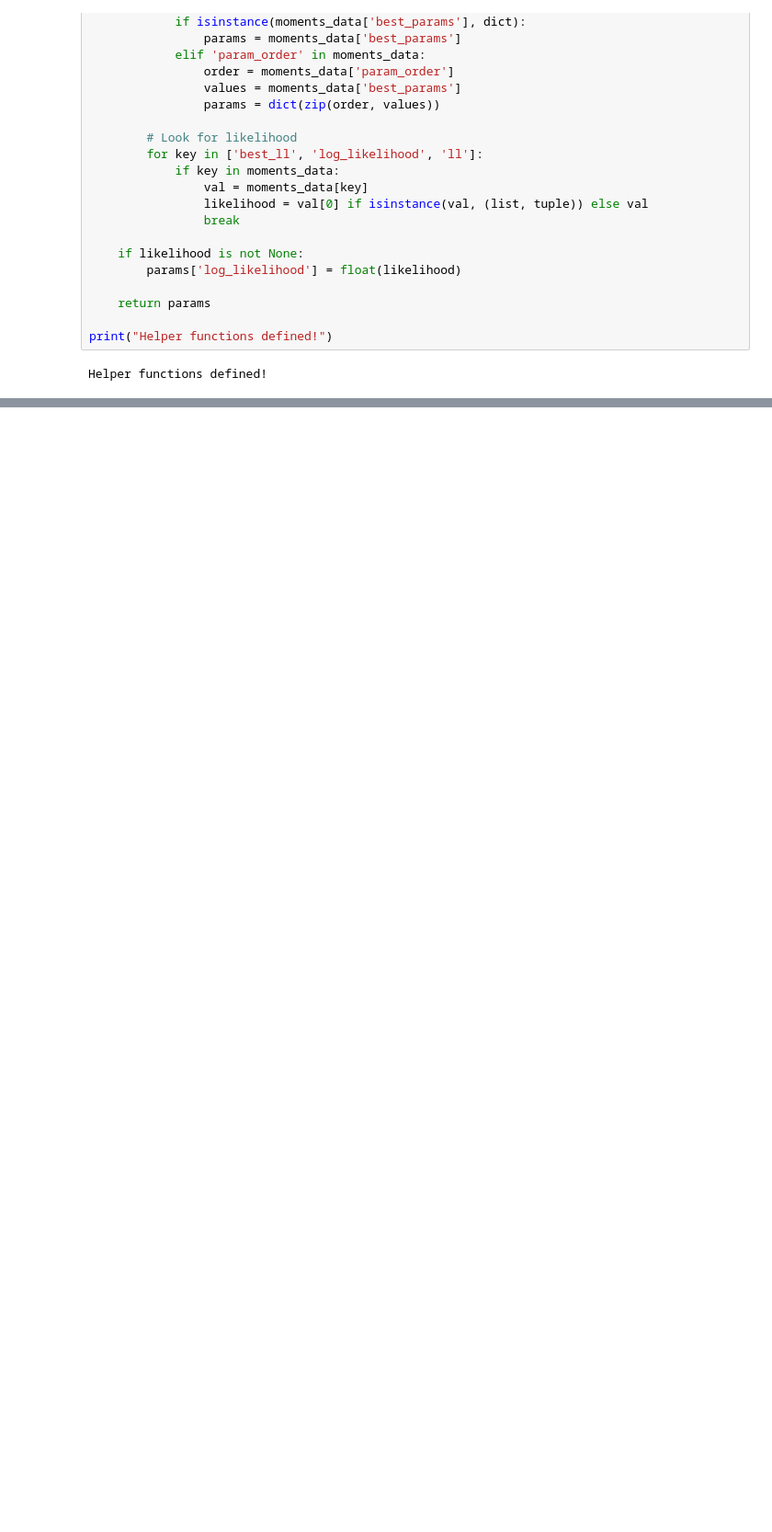
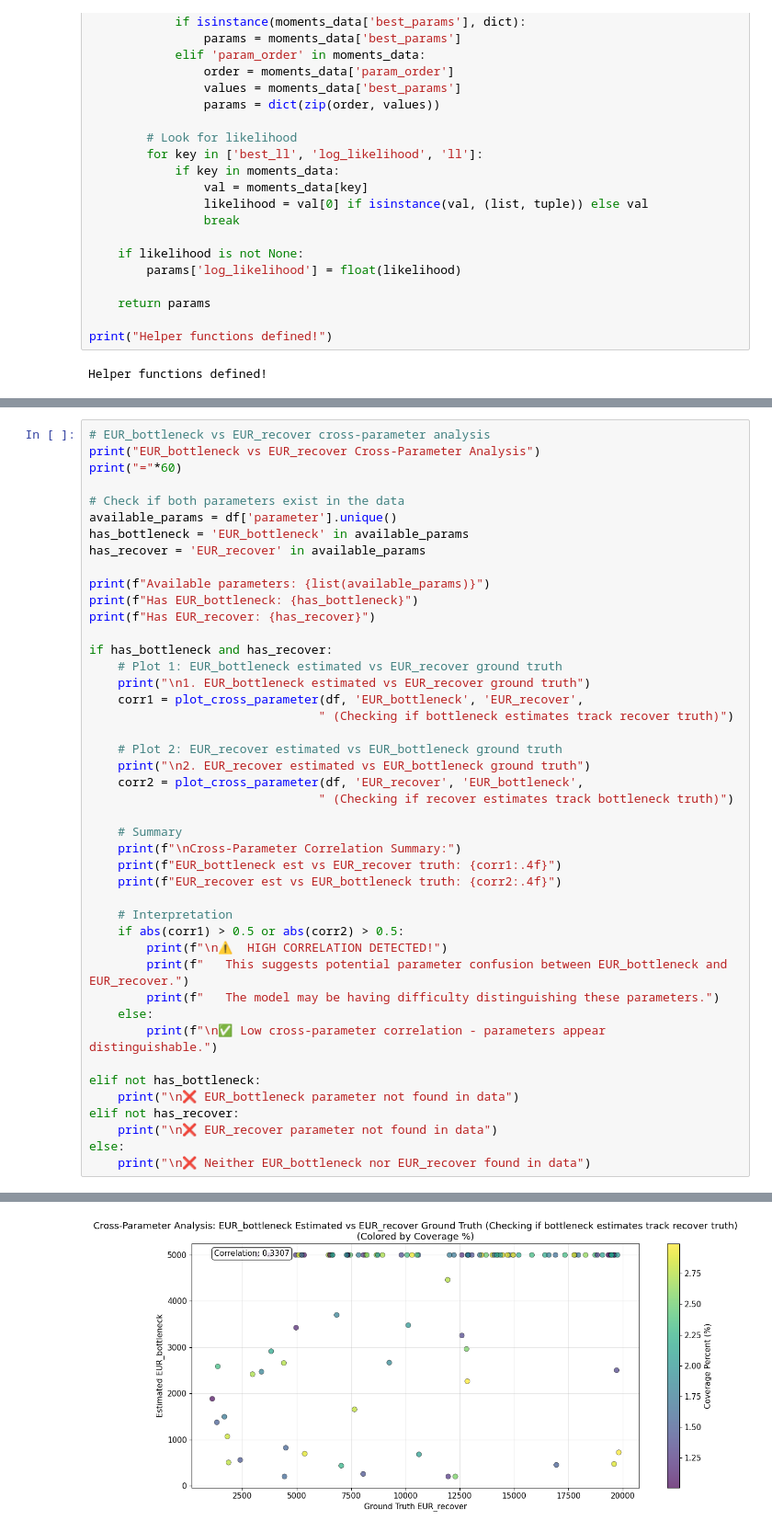
Before and after one commit to ak1376/Infer_Demography, a Jupyter notebook: notebooks/simple_moments_analysis.ipynb, the cells around one changed output, grey strips where cells are left out. Shown at 92% size. Drawn from its saved outputs; the diff is of its cells as text; blank space fills up the shorter version.

```diff
--- a/notebooks/simple_moments_analysis.ipynb
+++ b/notebooks/simple_moments_analysis.ipynb
@@ -696,3 +696,48 @@ N_CHB:
 
 ==================================================
 Analysis complete!
+# %%
+# EUR_bottleneck vs EUR_recover cross-parameter analysis
+print("EUR_bottleneck vs EUR_recover Cross-Parameter Analysis")
+print("="*60)
+
+# Check if both parameters exist in the data
+available_params = df['parameter'].unique()
+has_bottleneck = 'EUR_bottleneck' in available_params
+has_recover = 'EUR_recover' in available_params
+
+print(f"Available parameters: {list(available_params)}")
+print(f"Has EUR_bottleneck: {has_bottleneck}")
+print(f"Has EUR_recover: {has_recover}")
+
+if has_bottleneck and has_recover:
+    # Plot 1: EUR_bottleneck estimated vs EUR_recover ground truth
+    print("\n1. EUR_bottleneck estimated vs EUR_recover ground truth")
+    corr1 = plot_cross_parameter(df, 'EUR_bottleneck', 'EUR_recover',
+                                " (Checking if bottleneck estimates track recover truth)")
+
+    # Plot 2: EUR_recover estimated vs EUR_bottleneck ground truth
+    print("\n2. EUR_recover estimated vs EUR_bottleneck ground truth")
+    corr2 = plot_cross_parameter(df, 'EUR_recover', 'EUR_bottleneck',
+                                " (Checking if recover estimates track bottleneck truth)")
+
+    # Summary
+    print(f"\nCross-Parameter Correlation Summary:")
+    print(f"EUR_bottleneck est vs EUR_recover truth: {corr1:.4f}")
+    print(f"EUR_recover est vs EUR_bottleneck truth: {corr2:.4f}")
+
+    # Interpretation
+    if abs(corr1) > 0.5 or abs(corr2) > 0.5:
+        print(f"\n⚠️  HIGH CORRELATION DETECTED!")
+        print(f"   This suggests potential parameter confusion between EUR_bottleneck and EUR_recover.")
+        print(f"   The model may be having difficulty distinguishing these parameters.")
+    else:
+        print(f"\n✅ Low cross-parameter correlation - parameters appear distinguishable.")
+
+elif not has_bottleneck:
+    print("\n❌ EUR_bottleneck parameter not found in data")
+elif not has_recover:
+    print("\n❌ EUR_recover parameter not found in data")
+else:
+    print("\n❌ Neither EUR_bottleneck nor EUR_recover found in data")
+# %% [output]
@@ -698,0 +751 @@ Analysis complete!
+[figure, added]
```
Also changed, not shown: parts of 7 cells of this notebook, 8 other files.
